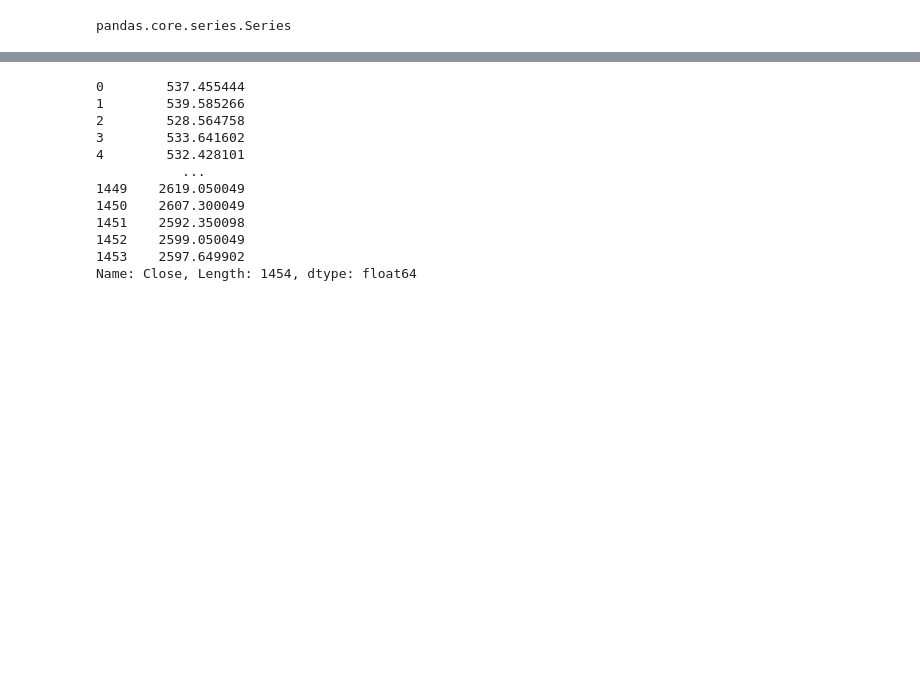
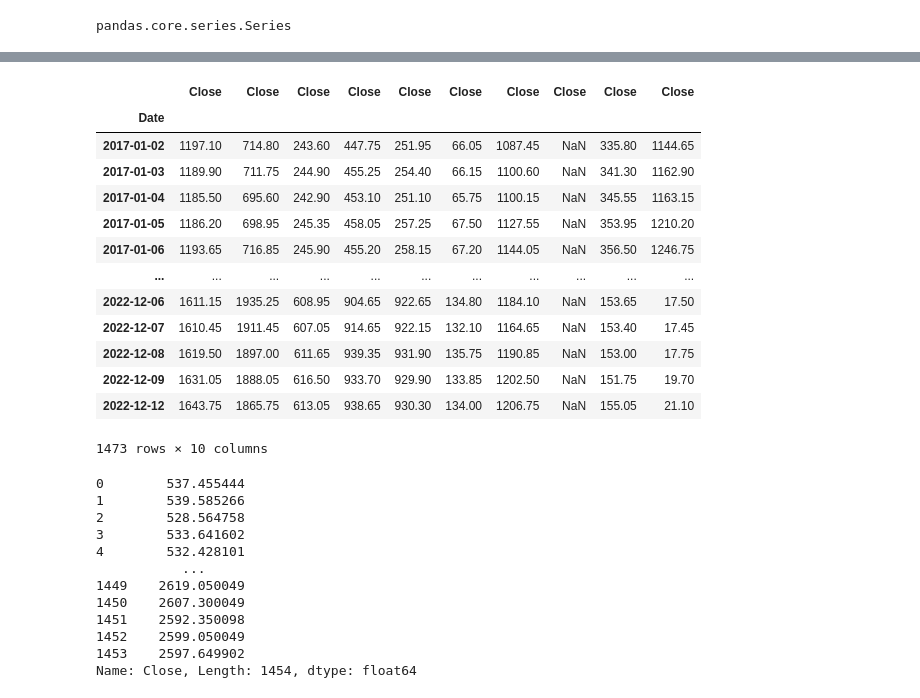
Before and after one commit to log-xp/dmdstocks.info, a Jupyter notebook: DATA/datamaker.ipynb, the cells around one changed output, grey strips where cells are left out. Saved outputs shown, nothing was run; the diff lists cells and outputs as text; code cells hidden in the pictures; blank space fills up the shorter version.

```diff
--- a/DATA/datamaker.ipynb
+++ b/DATA/datamaker.ipynb
@@ -39,12 +39,12 @@ initialize = yf.download(names[0][0], start="2017-01-01", end="2022-12-12")
 # %%
-initialize = yf.download(names[0][0], start="2017-01-01", end="2022-12-12")
-matrix = initialize['Close']
-# Download historical data for required stocks
-for i in range(1, len(names[0])):
-    SnP = yf.download(names[0][i], start="2017-01-01", end="2022-11-21")
+# initialize = yf.download(names[0][0], start="2017-01-01", end="2022-12-12")
+# matrix = initialize['Close']
+# # Download historical data for required stocks
+# for i in range(1, len(names[0])):
+#     SnP = yf.download(names[0][i], start="2017-01-01", end="2022-11-21")
 
-    matrix = pd.concat([matrix, SnP['Close']], axis=1)
-    print(i)
+#     matrix = pd.concat([matrix, SnP['Close']], axis=1)
+#     print(i)
 # %% [output]
 [*********************100%***********************]  1 of 1 completed
 [*********************100%***********************]  1 of 1 completed
@@ -67,0 +66,14 @@ KeyboardInterrupt:
+# %%
+import nsepy
+from datetime import date
+
+start_date = date(2017,1,1)
+end_date = date(2022,12,12)
+
+matrix = nsepy.get_history(symbol=names[0][0], start=start_date, end=end_date)
+matrix = matrix['Close']
+
+for i in range(1, len(names[0])):
+    SnP = nsepy.get_history(symbol=names[0][i], start=start_date, end=end_date)
+    matrix = pd.concat([matrix, SnP['Close']], axis=1)
+    print(i)
@@ -68,3 +90,20 @@ KeyboardInterrupt:
+# %%
+matrix.
+# %% [output]
+|  | Close | Close | Close | Close | Close | Close | Close | Close | Close | Close |
+| Date |  |  |  |  |  |  |  |  |  |  |
+| 2017-01-02 | 1197.10 | 714.80 | 243.60 | 447.75 | 251.95 | 66.05 | 1087.45 | NaN | 335.80 | 1144.65 |
+| 2017-01-03 | 1189.90 | 711.75 | 244.90 | 455.25 | 254.40 | 66.15 | 1100.60 | NaN | 341.30 | 1162.90 |
+| 2017-01-04 | 1185.50 | 695.60 | 242.90 | 453.10 | 251.10 | 65.75 | 1100.15 | NaN | 345.55 | 1163.15 |
+| 2017-01-05 | 1186.20 | 698.95 | 245.35 | 458.05 | 257.25 | 67.50 | 1127.55 | NaN | 353.95 | 1210.20 |
+| 2017-01-06 | 1193.65 | 716.85 | 245.90 | 455.20 | 258.15 | 67.20 | 1144.05 | NaN | 356.50 | 1246.75 |
+| ... | ... | ... | ... | ... | ... | ... | ... | ... | ... | ... |
+| 2022-12-06 | 1611.15 | 1935.25 | 608.95 | 904.65 | 922.65 | 134.80 | 1184.10 | NaN | 153.65 | 17.50 |
+| 2022-12-07 | 1610.45 | 1911.45 | 607.05 | 914.65 | 922.15 | 132.10 | 1164.65 | NaN | 153.40 | 17.45 |
+| 2022-12-08 | 1619.50 | 1897.00 | 611.65 | 939.35 | 931.90 | 135.75 | 1190.85 | NaN | 153.00 | 17.75 |
+| 2022-12-09 | 1631.05 | 1888.05 | 616.50 | 933.70 | 929.90 | 133.85 | 1202.50 | NaN | 151.75 | 19.70 |
+| 2022-12-12 | 1643.75 | 1865.75 | 613.05 | 938.65 | 930.30 | 134.00 | 1206.75 | NaN | 155.05 | 21.10 |
+1473 rows × 10 columns
 # %%
 
 matrix.to_csv('bank_NS.csv')
```
Also changed, not shown: parts of 6 cells of this notebook, 6 other files.
